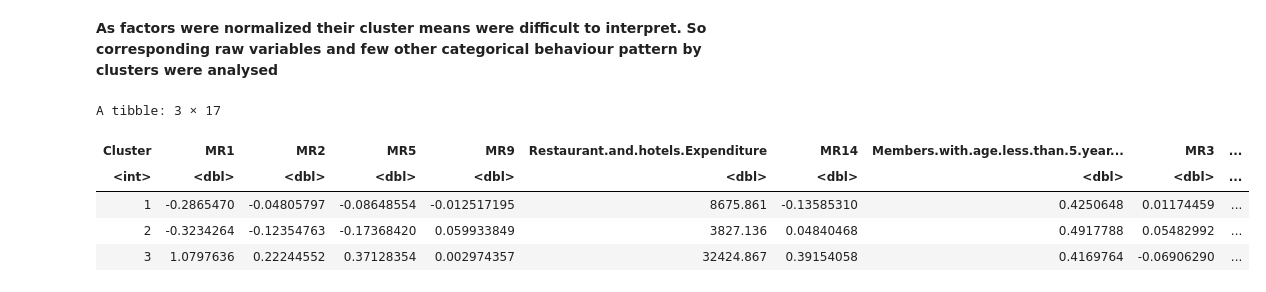
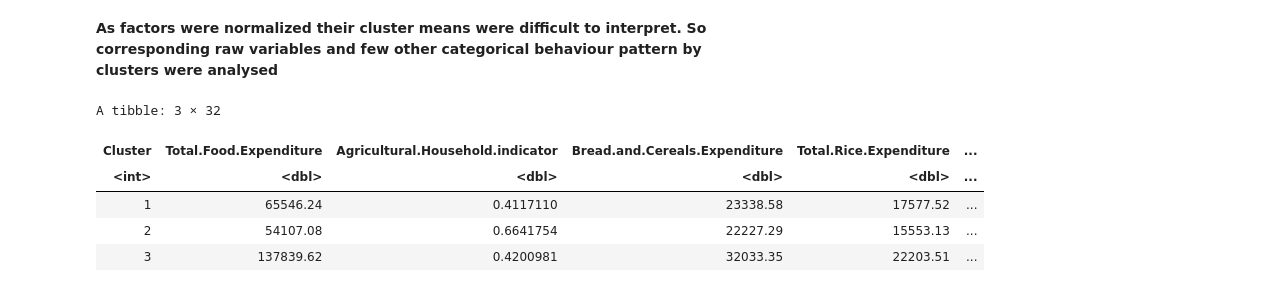
Before and after one commit to prakashsukhwal/Financial-Analytics-GARCH-Factor-Analysis-and-RNN-Models-, a Jupyter notebook: FA_sol_R.ipynb, the cells around one changed output. Drawn from its saved outputs; the diff is of its cells as text; code cells hidden in the pictures.

```diff
--- a/FA_sol_R.ipynb
+++ b/FA_sol_R.ipynb
@@ -621,14 +633,14 @@ grid.arrange(p1, p2, p3, nrow = 2)
 # %% [markdown]
 **As factors were normalized their cluster means were difficult to interpret. So corresponding raw variables and few other categorical behaviour pattern by clusters were analysed**
 # %%
-dff %>%
+dt_num %>%
   mutate(Cluster = k3$cluster) %>%
   group_by(Cluster) %>%
   summarise_all("mean")
 # %% [output]
-A tibble: 3 × 17
+A tibble: 3 × 32
-| Cluster | MR1 | MR2 | MR5 | MR9 | Restaurant.and.hotels.Expenditure | MR14 | Members.with.age.less.than.5.year... | MR3 | ... |
-| <int> | <dbl> | <dbl> | <dbl> | <dbl> | <dbl> | <dbl> | <dbl> | <dbl> | ... |
-| 1 | -0.2865470 | -0.04805797 | -0.08648554 | -0.012517195 | 8675.861 | -0.13585310 | 0.4250648 | 0.01174459 | ... |
-| 2 | -0.3234264 | -0.12354763 | -0.17368420 | 0.059933849 | 3827.136 | 0.04840468 | 0.4917788 | 0.05482992 | ... |
-| 3 | 1.0797636 | 0.22244552 | 0.37128354 | 0.002974357 | 32424.867 | 0.39154058 | 0.4169764 | -0.06906290 | ... |
+| Cluster | Total.Food.Expenditure | Agricultural.Household.indicator | Bread.and.Cereals.Expenditure | Total.Rice.Expenditure | ... |
+| <int> | <dbl> | <dbl> | <dbl> | <dbl> | ... |
+| 1 | 65546.24 | 0.4117110 | 23338.58 | 17577.52 | ... |
+| 2 | 54107.08 | 0.6641754 | 22227.29 | 15553.13 | ... |
+| 3 | 137839.62 | 0.4200981 | 32033.35 | 22203.51 | ... |
```
Also changed, not shown: parts of 1 cell of this notebook.
